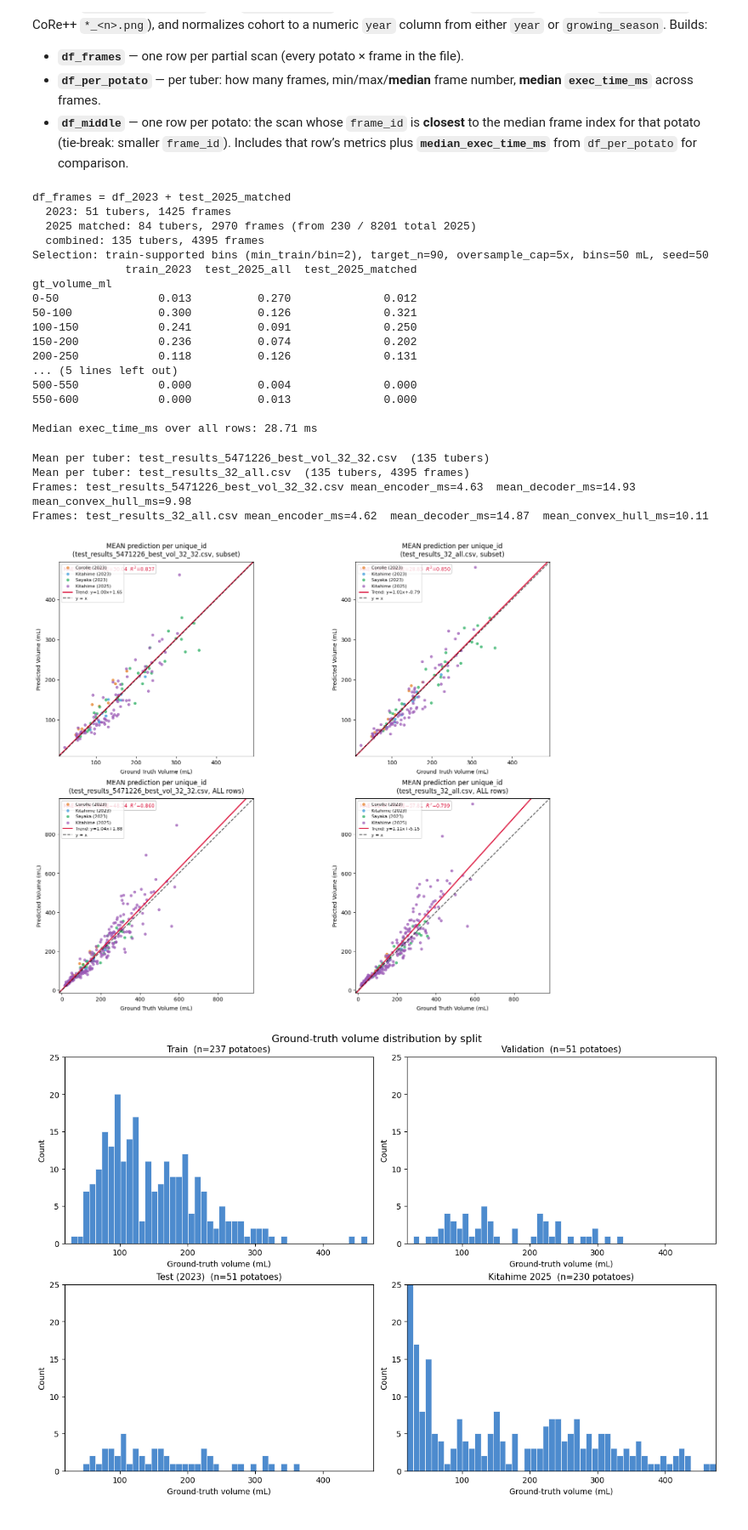
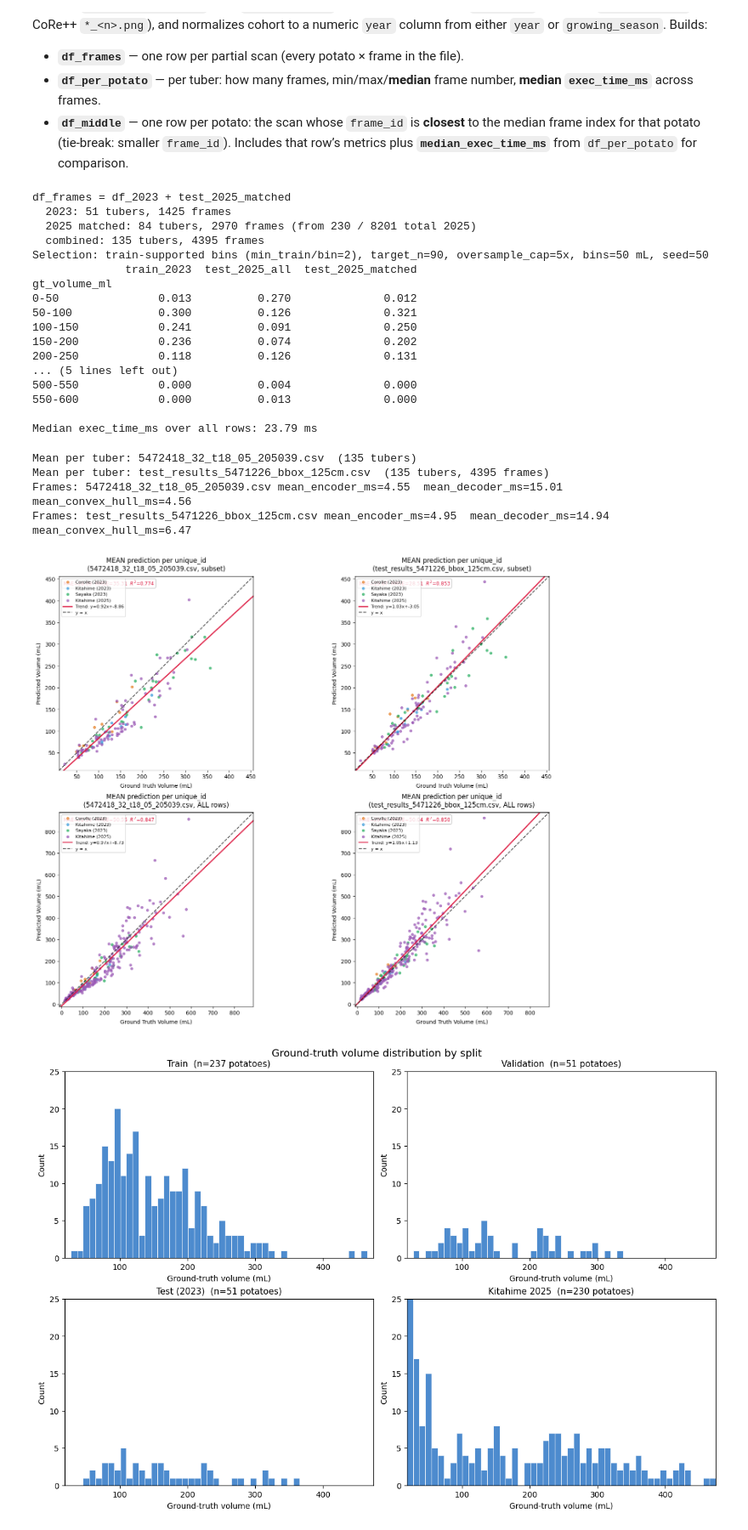
Before and after one commit to GroteGitJeppo/PointSDF, a Jupyter notebook: misc/eda.ipynb, the cells around one changed output. Shown at 85% size. Drawn from its saved outputs; the diff is of its cells as text; code cells hidden in the pictures.

```diff
--- a/misc/eda.ipynb
+++ b/misc/eda.ipynb
@@ -28,7 +28,7 @@ def parse_frame_id(file_name: str) -> int | None:
     return None
 
 BASE = Path.cwd()
-RESULT_PATH = BASE / "results/test_results_5471226_best_vol_32_32.csv"
+RESULT_PATH = BASE / "results/5472418_32_t18_05_205039.csv"
 DATA_ROOT = BASE.parent / "data" / "3DPotatoTwin"
 BIN_WIDTH_ML = 50
 MATCH_SEED = 50
@@ -275,7 +275,7 @@ gt_volume_ml
 500-550            0.000          0.004              0.000
 550-600            0.000          0.013              0.000
 
-Median exec_time_ms over all rows: 28.71 ms
+Median exec_time_ms over all rows: 23.79 ms
 # %%
 from __future__ import annotations
 
@@ -286,7 +286,7 @@ import numpy as np
 from sklearn.linear_model import LinearRegression
 from sklearn.metrics import mean_absolute_error, mean_squared_error, r2_score
 
-RESULT_PATH_MEAN = BASE / "results/test_results_32_all.csv"
+RESULT_PATH_MEAN = BASE / "results/test_results_5471226_bbox_125cm.csv"
 
 _required = ("selected_2025_ids", "mean_volume_per_potato", "subset_analysis_frames", "load_results_csv")
 _missing = [n for n in _required if n not in globals()]
@@ -443,38 +443,38 @@ bot_axes_max = float(max(_bot_gt.max(), _bot_pred.max()))
 bot_margin = 0.03 * (bot_axes_max - bot_axes_min)
 bot_axes_min -= bot_margin
 bot_axes_max += bot_margin
 bot_limits = (bot_axes_min, bot_axes_max)
 
 # --- Plot ---
 fig, axes = plt.subplots(2, 2, figsize=(15, 12), constrained_layout=True)
 
 # Top row: matching subset (use per-row shared axes)
 _scatter_panel(
     axes[0, 0], df_mean1, colors, groups,
     f"MEAN prediction per unique_id\n({RESULT_PATH.name}, subset)", top_limits,
 )
 _scatter_panel(
     axes[0, 1], df_mean2, colors, groups,
     f"MEAN prediction per unique_id\n({RESULT_PATH_MEAN.name}, subset)", top_limits,
 )
 
 # Bottom row: full sets (UNfiltered, per each CSV) (use per-row shared axes)
 _scatter_panel(
     axes[1, 0], df_full1, colors_full, groups_full,
     f"MEAN prediction per unique_id\n({RESULT_PATH.name}, ALL rows)", bot_limits,
 )
 _scatter_panel(
     axes[1, 1], df_full2, colors_full, groups_full,
     f"MEAN prediction per unique_id\n({RESULT_PATH_MEAN.name}, ALL rows)", bot_limits,
 )
 
 plt.show()
 # %% [output]
-Mean per tuber: test_results_5471226_best_vol_32_32.csv  (135 tubers)
-Mean per tuber: test_results_32_all.csv  (135 tubers, 4395 frames)
-Frames: test_results_5471226_best_vol_32_32.csv mean_encoder_ms=4.63  mean_decoder_ms=14.93  mean_convex_hull_ms=9.98
-Frames: test_results_32_all.csv mean_encoder_ms=4.62  mean_decoder_ms=14.87  mean_convex_hull_ms=10.11
+Mean per tuber: 5472418_32_t18_05_205039.csv  (135 tubers)
+Mean per tuber: test_results_5471226_bbox_125cm.csv  (135 tubers, 4395 frames)
+Frames: 5472418_32_t18_05_205039.csv mean_encoder_ms=4.55  mean_decoder_ms=15.01  mean_convex_hull_ms=4.56
+Frames: test_results_5471226_bbox_125cm.csv mean_encoder_ms=4.95  mean_decoder_ms=14.94  mean_convex_hull_ms=6.47
-[figure, old version]
+[figure, new version]
 # %%
 # Ground-truth volume distribution per split (one row per potato)
 from pathlib import Path
```
Also changed, not shown: parts of 5 cells of this notebook, 2 other files.
